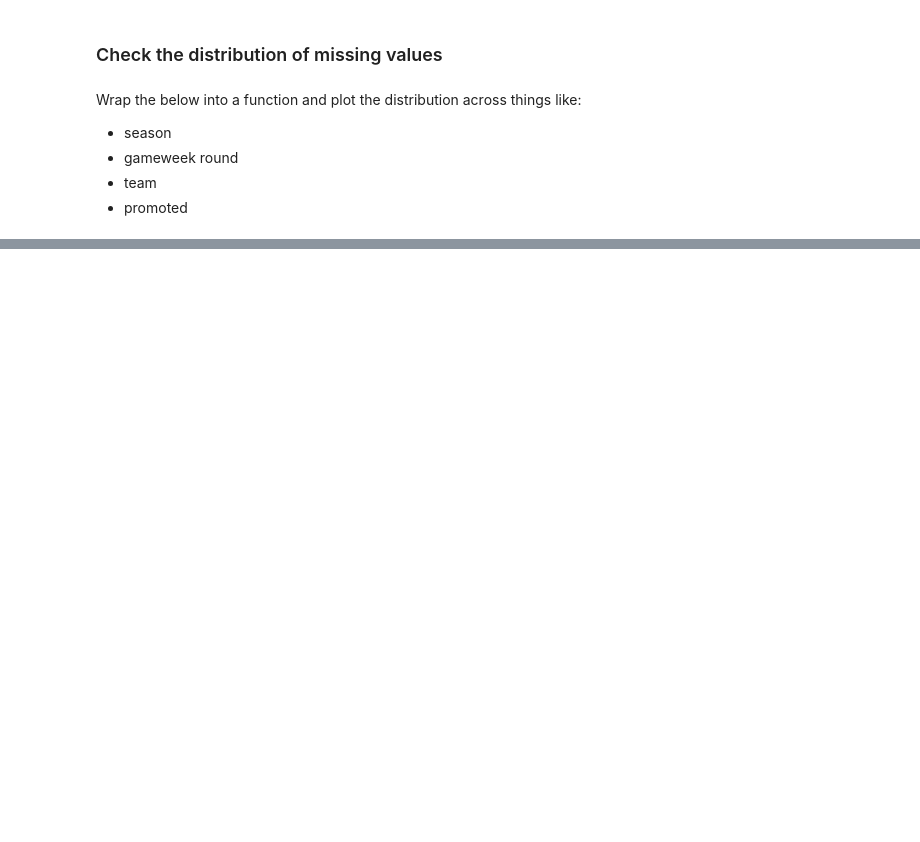
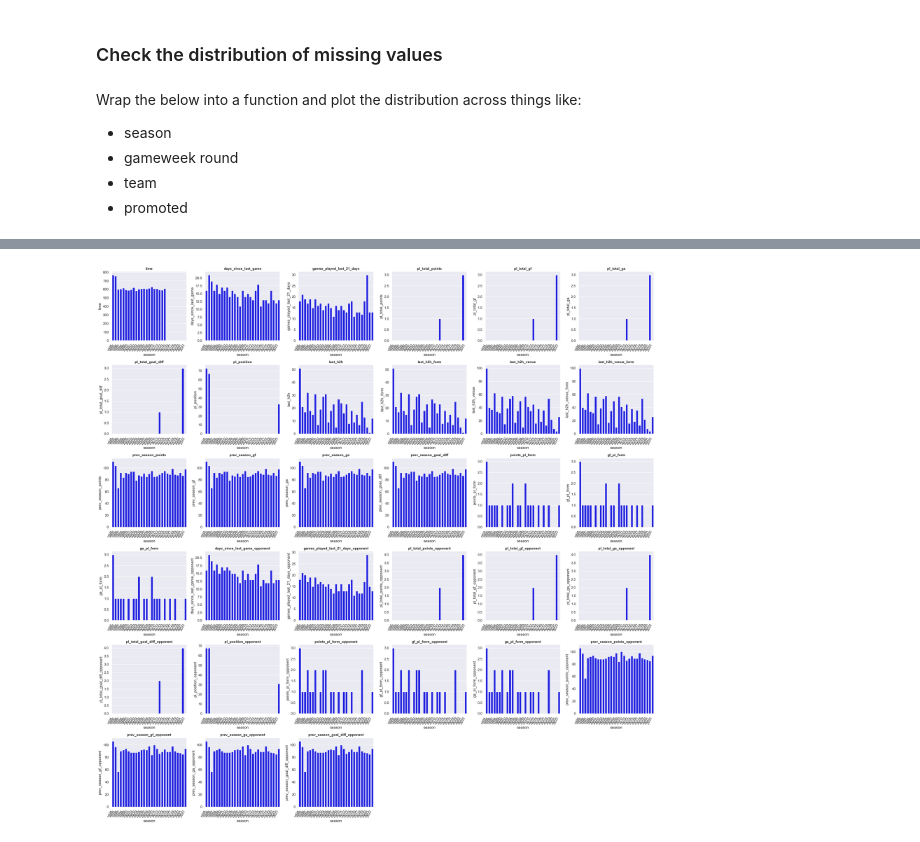
Before and after one commit to lucelsby/EPL-Prediction, a Jupyter notebook: notebooks/04_EDA.ipynb, the cells around one changed output, grey strips where cells are left out. Cells and saved outputs as stored; diff of their text form; code cells hidden in the pictures; blank space fills up the shorter version.

```diff
--- a/notebooks/04_EDA.ipynb
+++ b/notebooks/04_EDA.ipynb
@@ -144,0 +89,27 @@ len(variables)
+# %%
+# define a function to plot missing values of each variable across different categories
+def plot_missing_values_by_category(data, category):
+
+    # Calculate the number of missing values for each column grouped by the category
+    missing_values_by_category = data.groupby(category).apply(lambda x: x.isnull().sum())
+
+    # remove any columns that don't have any missing values
+    column_sums = missing_values_by_category.sum() # Calculate the sum of each column
+    nonzero_columns = column_sums[column_sums != 0] # Filter out columns where the sum is equal to 0
+    missing_values_by_category = missing_values_by_category.loc[:, nonzero_columns.index] # Select only the columns with nonzero sum
+    variables = missing_values_by_category.columns # collect list of variables to plot based on columns with missing values
+    grid_size = math.ceil(math.sqrt(len(variables))) # get square root of the number of variables (rounded) as the grid size
+    missing_values_by_category = missing_values_by_category.reset_index() # Reset index to make season a column
+
+    # plot barchart of missing values across columns by category
+    sns.set(rc={'figure.figsize':(25,25)})
+
+    # for each variable/column, plot a bar chart of the missing values by the category
+    for i, column in enumerate(variables, 1):
+        plt.subplot(grid_size,grid_size,i)
+        plt.xticks(rotation=65, horizontalalignment='right',)
+        ax = sns.barplot(data=missing_values_by_category, x=category, y=column, color='blue')
+        plt.title(column, loc='center', fontsize=11, fontweight='bold')
+
+    plt.tight_layout()
+    plt.show()
@@ -144,0 +120,4 @@ len(variables)
+# %%
+plot_missing_values_by_category(data=eda_full, category='season')
+# %% [output]
+[figure, added]
```
Also changed, not shown: parts of 18 cells of this notebook.
